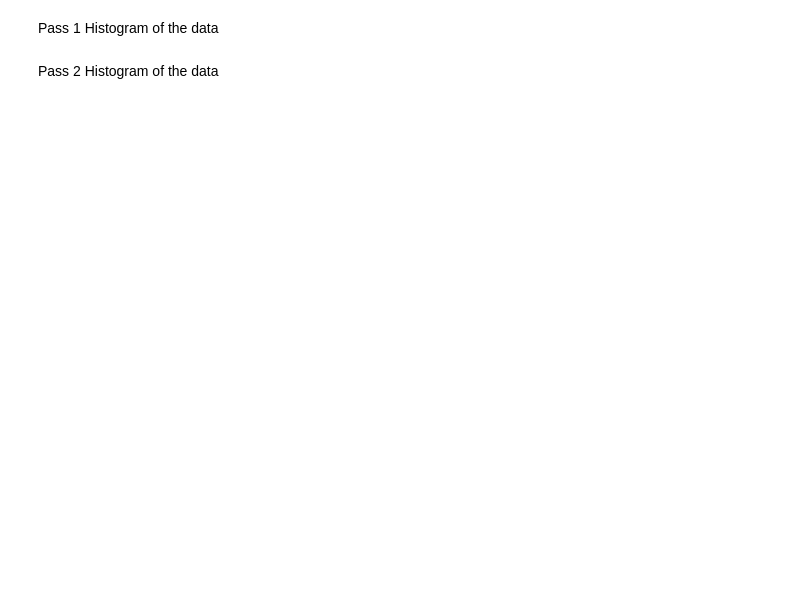
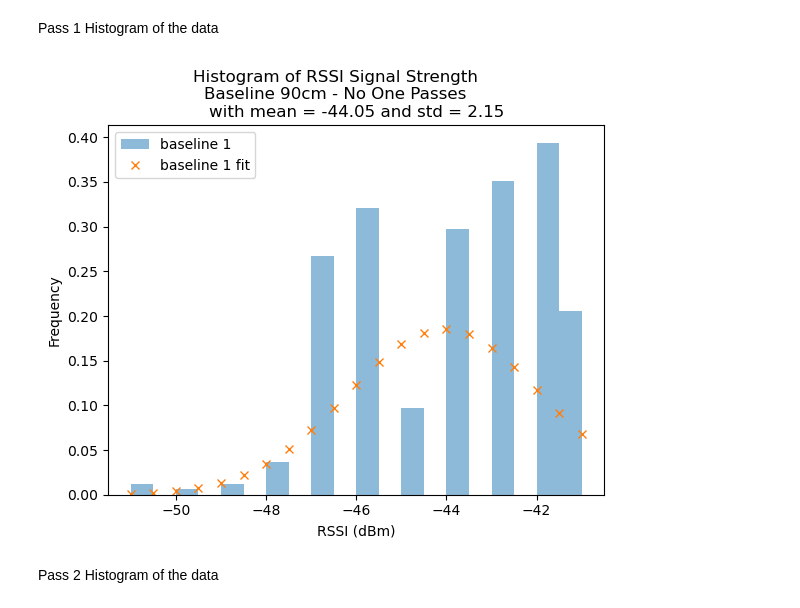
Before and after one commit to SuP3RM/Foot-Traffic, a Jupyter notebook: graphs.ipynb, the cells around one changed output. Cells and saved outputs as stored; diff of their text form; code cells hidden in the pictures; blank space fills up the shorter version.

```diff
--- a/graphs.ipynb
+++ b/graphs.ipynb
@@ -50,20 +54,22 @@ Pass 1 Histogram of the data
 # %%
 # add a 'best fit' line 1
 fig, ax = plt.subplots()
 n, bins, pacthes = ax.hist(x_pass_1, bins=20, label='baseline 1', alpha=0.5, density=True)
 
 # plot the histogram of the RSSI values
 y = ((1 / (np.sqrt(2 * np.pi) * np.std(x_pass_1))) *
         np.exp(-0.5 * (1 / np.std(x_pass_1) * (bins - np.mean(x_pass_1))) ** 2))
 ax.plot(bins, y, 'x', label='baseline 1 fit')
 
 plt.xlabel('RSSI (dBm)')
 plt.ylabel('Frequency')
 plt.title('Histogram of RSSI Signal Strength\
         \nBaseline 90cm - No One Passes\
-        \nwith mu = %.2f and sigma = %.2f' % (np.mean(x_pass_1), np.std(x_pass_1)))
+        \nwith mean = %.2f and std = %.2f' % (np.mean(x_pass_1), np.std(x_pass_1)))
 plt.legend()
 plt.show()
+# %% [output]
+[figure, added]
 # %% [markdown]
 Pass 2 Histogram of the data
 # %%
```
Also changed, not shown: parts of 45 cells of this notebook.
